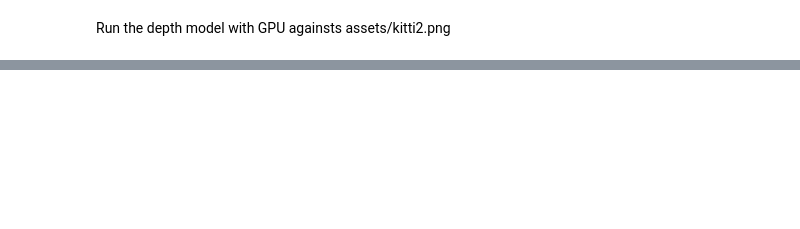
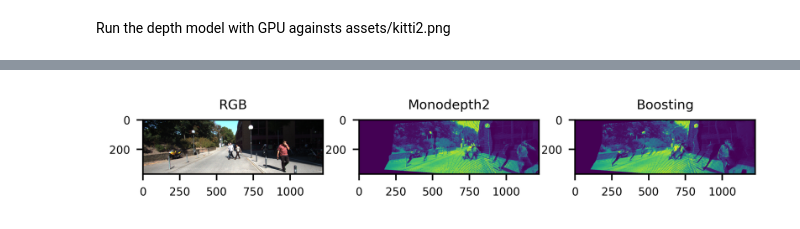
Before and after one commit to hsysuper/augmented-perspective, a Jupyter notebook: AugmentedPerspective.ipynb, the cells around one changed output, grey strips where cells are left out. Cells and saved outputs as stored; diff of their text form; code cells hidden in the pictures; blank space fills up the shorter version.

```diff
--- a/AugmentedPerspective.ipynb
+++ b/AugmentedPerspective.ipynb
@@ -129,0 +131,9 @@ ax[2].title.set_text('Monodepth2')
+# %%
+importlib.reload(augmented_perspective)
+argv = ["runner.py", "--image_path", "assets/kitti2.png", "--depth_map_path", "outputs/kitti2_monodepth2_depth.npy"]
+augmented_perspective.run_augmented_perspective(argv)
+reprojected_image_after_monodepth2 = io.imread("output_images/kitti2_monodepth2_depth_reprojected.png")
+
+argv = ["runner.py", "--image_path", "assets/kitti2.png", "--depth_map_path", "outputs/kitti2_boosting_depth.npy"]
+augmented_perspective.run_augmented_perspective(argv)
+reprojected_image_after_boosting = io.imread("output_images/kitti2_boosting_depth_reprojected.png")
@@ -129,0 +158,11 @@ ax[2].title.set_text('Monodepth2')
+# %%
+plt.rcParams.update({'font.size': 6})
+f, ax = plt.subplots(1, 3, dpi=500)
+ax[0].imshow(original_image)
+ax[0].title.set_text('RGB')
+ax[1].imshow(reprojected_image_after_monodepth2)
+ax[1].title.set_text('Monodepth2')
+ax[2].imshow(reprojected_image_after_boosting)
+ax[2].title.set_text('Boosting')
+# %% [output]
+[figure, added]
```
Also changed, not shown: parts of 5 cells of this notebook, 3 other files.
